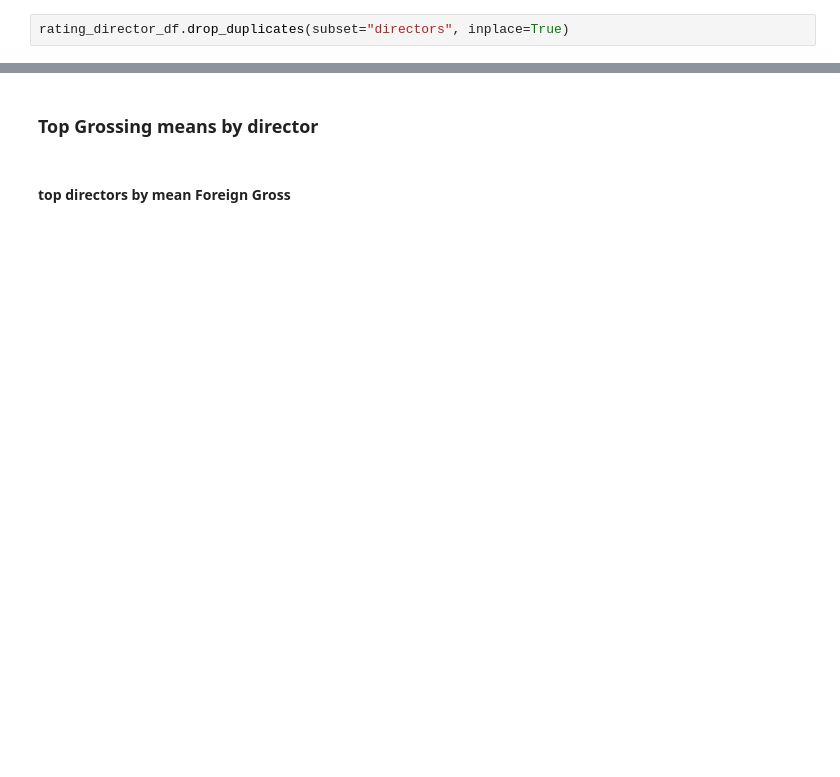
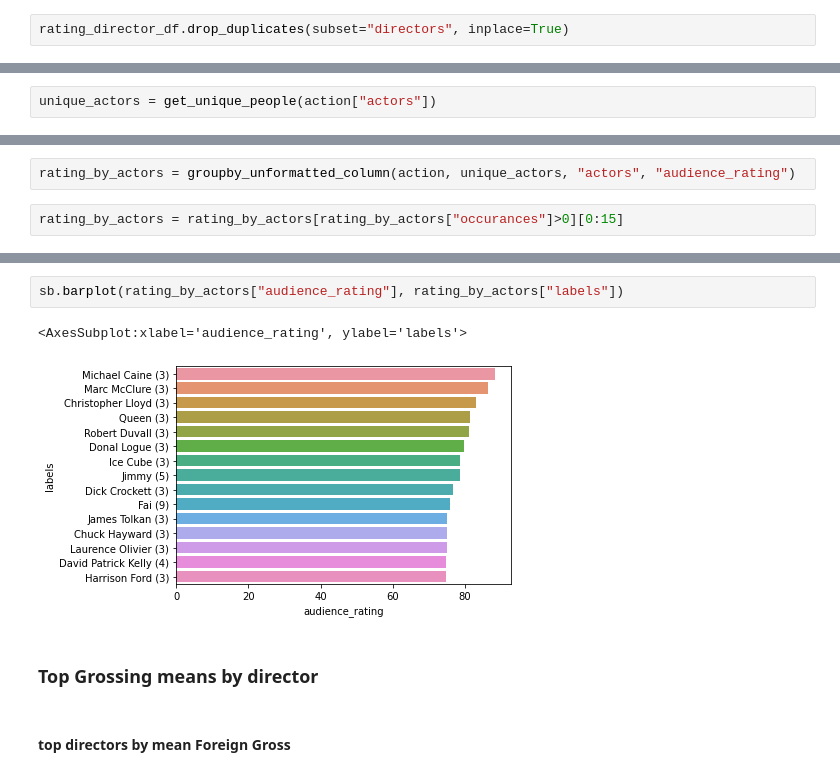
Before and after one commit to kjkahalley/optimal-film-analysis, a Jupyter notebook: bom_and_rt_genres.ipynb, the cells around one changed output, grey strips where cells are left out. Saved outputs shown, nothing was run; the diff lists cells and outputs as text; blank space fills up the shorter version.

```diff
--- a/bom_and_rt_genres.ipynb
+++ b/bom_and_rt_genres.ipynb
@@ -249,0 +261,2 @@ tdbar.set_yticklabels(top_directors_by_rating["labels"])
+# %%
+unique_actors = get_unique_people(action["actors"])
@@ -249,0 +283,4 @@ tdbar.set_yticklabels(top_directors_by_rating["labels"])
+# %%
+rating_by_actors = groupby_unformatted_column(action, unique_actors, "actors", "audience_rating")
+# %%
+rating_by_actors = rating_by_actors[rating_by_actors["occurances"]>0][0:15]
@@ -250,3 +294,8 @@ tdbar.set_yticklabels(top_directors_by_rating["labels"])
+# %%
+sb.barplot(rating_by_actors["audience_rating"], rating_by_actors["labels"])
+# %% [output]
+<AxesSubplot:xlabel='audience_rating', ylabel='labels'>
+[figure, added]
 # %% [markdown]
 ### Top Grossing means by director
 # %% [markdown]
```
Also changed, not shown: parts of 34 cells of this notebook, 7 other files.
